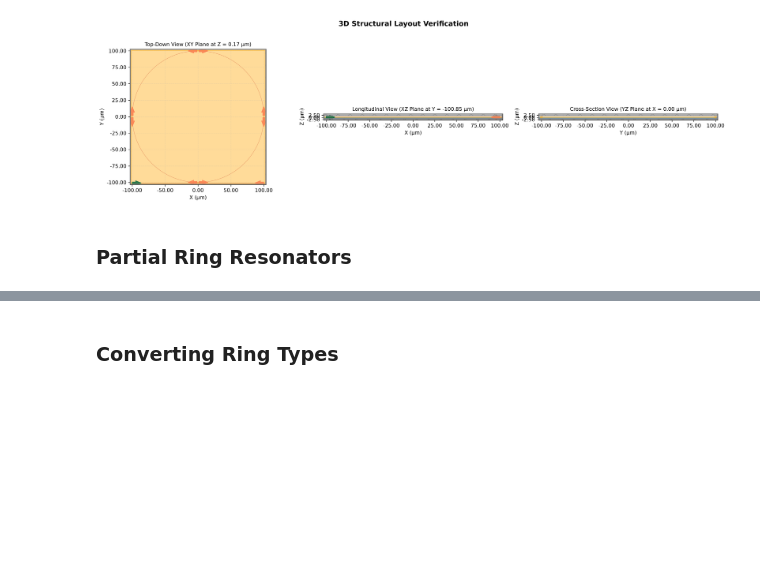
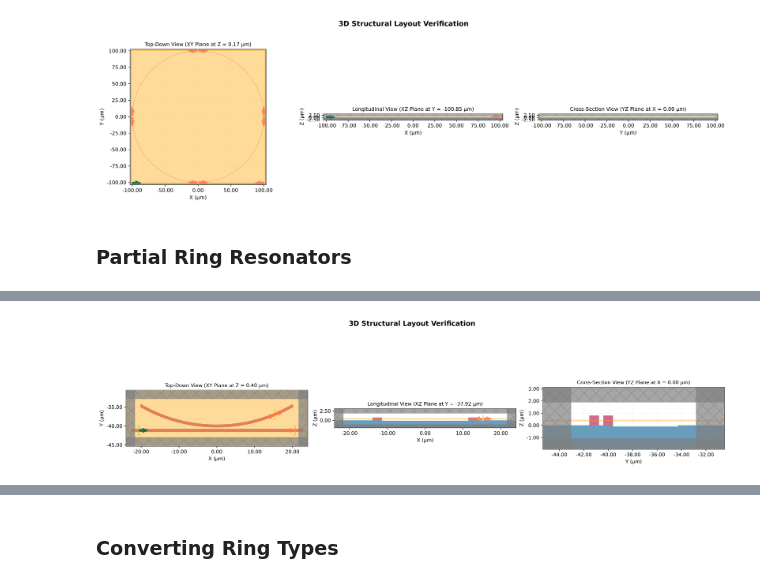
Before and after one commit to loqm/tarang, a Jupyter notebook: ring_resonator_example.ipynb, the cells around one changed output, grey strips where cells are left out. Cells and saved outputs as stored; diff of their text form; code cells hidden in the pictures; blank space fills up the shorter version.

Commit message:
Refactored ring resonator arcs -- All angles permissible now.

```diff
--- a/ring_resonator_example.ipynb
+++ b/ring_resonator_example.ipynb
@@ -92,7 +92,7 @@ from geometries import partial_ring_resonator, half_ring_resonator
 import numpy as np
 
 # Define a section that considers 30 degrees of the ring
-example_30_ring_resonator = partial_ring_resonator.get_passive_simulation(
+example_60_ring_resonator = partial_ring_resonator.get_active_simulation(
     radius = 40.0,
     gap = 0.350,
     wg_width = 0.800,
@@ -100,15 +100,15 @@ example_30_ring_resonator = partial_ring_resonator.get_passive_simulation(
     core_medium = Si3N4,
     substrate_medium = SiO2,
     wavelength0 = 1.550,
-    span_angle_rad = np.radians(30)
+    span_angle_rad = np.radians(60)
 )
 
 from utilities.sim_plotter import display_3d
 
 display_3d(
-    device = example_30_ring_resonator,
-    output_path = "example_results/ring_resonator/partial_ring_resonator/example_geometry.png",
+    device = example_60_ring_resonator,
+    output_path = "example_results/ring_resonator/partial_ring_resonator/example_geometry_60.png",
     save = True,
-    #coordinates = half_ring_resonator.get_optimal_plot_coords(example_30_ring_resonator.sim)
+    coordinates = partial_ring_resonator.get_optimal_plot_coords(example_60_ring_resonator.sim)
 )
 # %% [output]
@@ -115,0 +117 @@ TypeError: partialRingResonator.__init__() missing 1 required positional argumen
+[figure, added]
```
Also changed, not shown: parts of 4 cells of this notebook, 2 other files.
